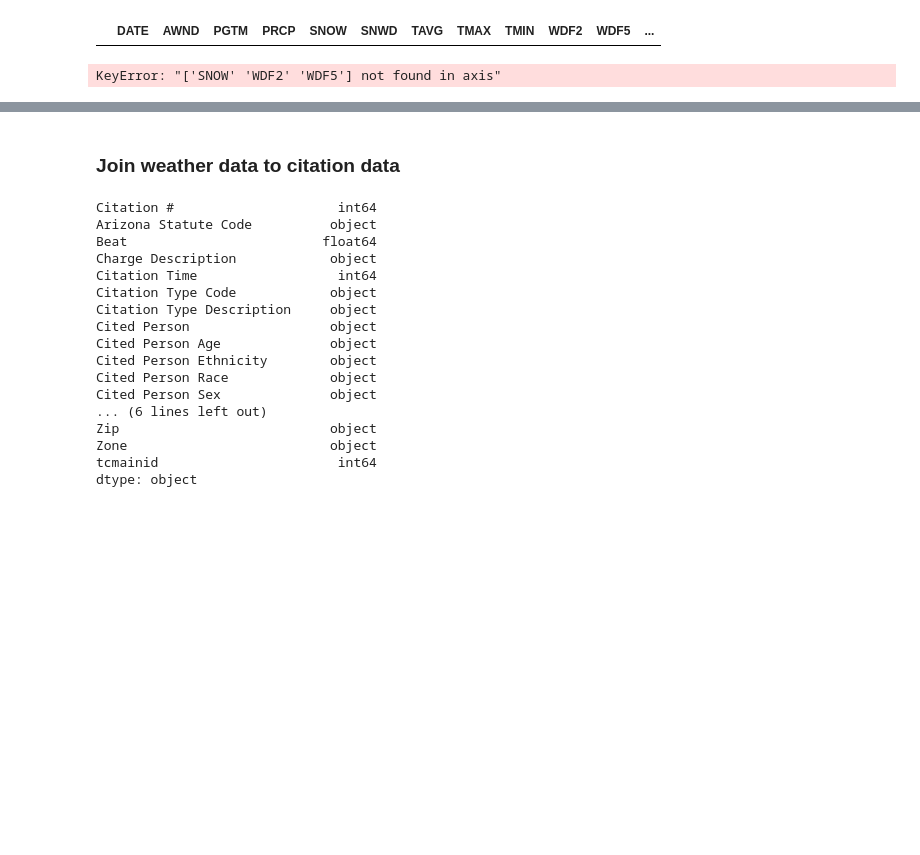
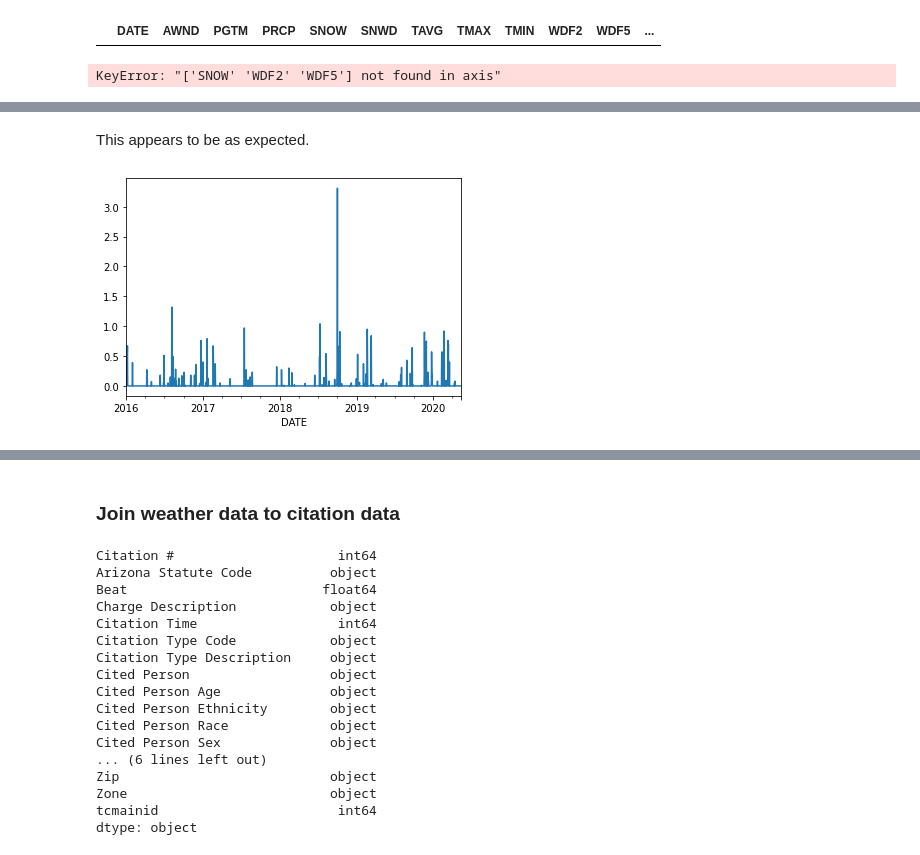
Before and after one commit to mrkjhsn/City-of-Scottsdale-Citations, a Jupyter notebook: weather_impact_on_citations.ipynb, the cells around one changed output, grey strips where cells are left out. Saved outputs shown, nothing was run; the diff lists cells and outputs as text; code cells hidden in the pictures; blank space fills up the shorter version.

```diff
--- a/weather_impact_on_citations.ipynb
+++ b/weather_impact_on_citations.ipynb
@@ -83,0 +91,6 @@ KeyError: "['SNOW' 'WDF2' 'WDF5'] not found in axis"
+# %% [markdown]
+This appears to be as expected.
+# %%
+weather.PRCP.plot();
+# %% [output]
+[figure, added]
```
Also changed, not shown: parts of 5 cells of this notebook.
